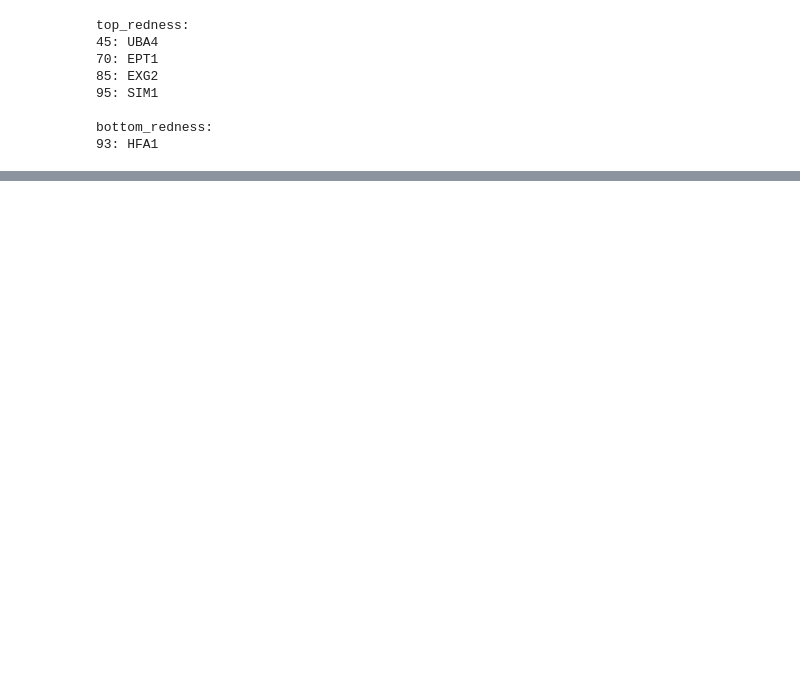
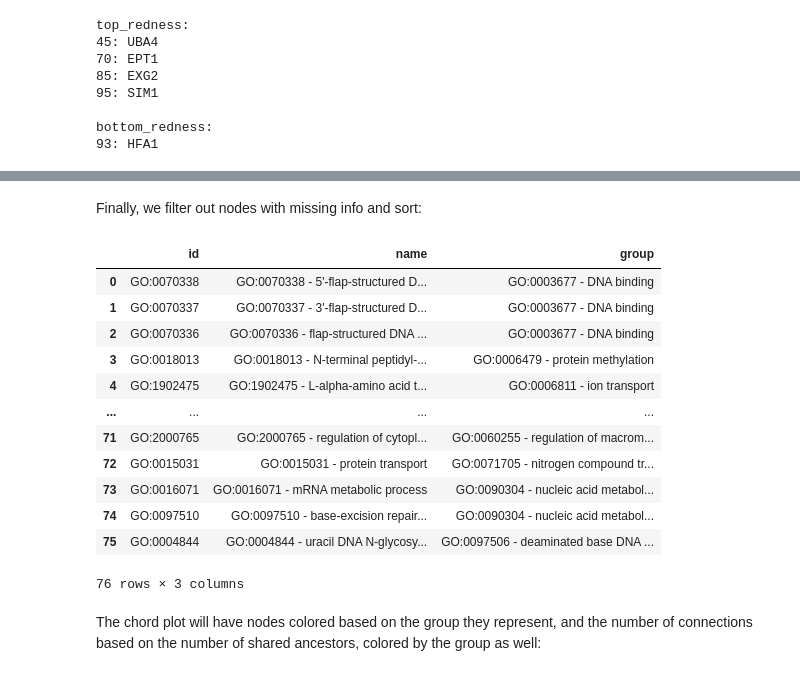
Before and after one commit to computer-aided-biotech/phenobooth-analysis, a Jupyter notebook: code/over_representation_analysis.ipynb, the cells around one changed output, grey strips where cells are left out. Cells and saved outputs as stored; diff of their text form; code cells hidden in the pictures; blank space fills up the shorter version.

```diff
--- a/code/over_representation_analysis.ipynb
+++ b/code/over_representation_analysis.ipynb
@@ -570,0 +671,32 @@ bottom_redness:
+# %% [markdown]
+Finally, we filter out nodes with missing info and sort:
+# %%
+# Filter any groups not shown & higher level groups:
+to_drop = []
+for (idx, row) in nodes.iterrows():
+    if (row["id"] not in list(links["source"])) and (row["id"] not in list(links["target"])):
+        to_drop.append(idx)
+    if isinstance(row["group"], float):
+        to_drop.append(idx)
+nodes = nodes.drop(to_drop)
+
+# Sort nodes (for better display in chord plot):
+nodes = nodes.sort_values(by="group", ascending=True)
+nodes = nodes.reset_index(drop=True)
+nodes
+# %% [output]
+|  | id | name | group |
+| 0 | GO:0070338 | GO:0070338 - 5'-flap-structured D... | GO:0003677 - DNA binding |
+| 1 | GO:0070337 | GO:0070337 - 3'-flap-structured D... | GO:0003677 - DNA binding |
+| 2 | GO:0070336 | GO:0070336 - flap-structured DNA ... | GO:0003677 - DNA binding |
+| 3 | GO:0018013 | GO:0018013 - N-terminal peptidyl-... | GO:0006479 - protein methylation |
+| 4 | GO:1902475 | GO:1902475 - L-alpha-amino acid t... | GO:0006811 - ion transport |
+| ... | ... | ... | ... |
+| 71 | GO:2000765 | GO:2000765 - regulation of cytopl... | GO:0060255 - regulation of macrom... |
+| 72 | GO:0015031 | GO:0015031 - protein transport | GO:0071705 - nitrogen compound tr... |
+| 73 | GO:0016071 | GO:0016071 - mRNA metabolic process | GO:0090304 - nucleic acid metabol... |
+| 74 | GO:0097510 | GO:0097510 - base-excision repair... | GO:0090304 - nucleic acid metabol... |
+| 75 | GO:0004844 | GO:0004844 - uracil DNA N-glycosy... | GO:0097506 - deaminated base DNA ... |
+76 rows × 3 columns
+# %% [markdown]
+The chord plot will have nodes colored based on the group they represent, and the number of connections based on the number of shared ancestors, colored by the group as well:
```
Also changed, not shown: parts of 13 cells of this notebook, 1 other file.
